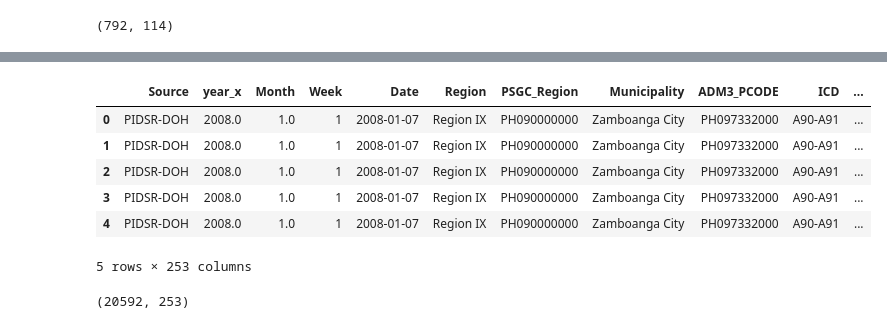
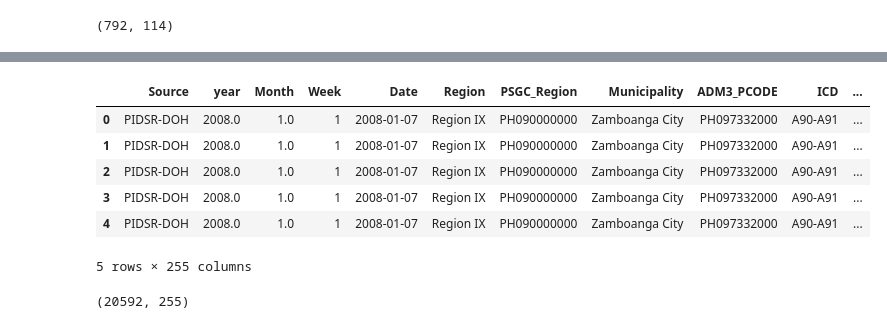
Before and after one commit to thinkingmachines/project-cchain, a Jupyter notebook: notebooks/baseline-model/02-link-external-variables-to-central.ipynb, the cells around one changed output, grey strips where cells are left out. Cells and saved outputs as stored; diff of their text form; code cells hidden in the pictures.

```diff
--- a/notebooks/baseline-model/02-link-external-variables-to-central.ipynb
+++ b/notebooks/baseline-model/02-link-external-variables-to-central.ipynb
@@ -747,6 +747,6 @@ infra_df = convert_to_city(
     key_columns=["ADM3_PCODE", "ADM4_PCODE", "date", "year"],
     agg_list=[("sum", "sum"), ("mean", "mean")],
 )
-infra_df = infra_df.drop(columns=["date"])
+infra_df = infra_df.drop(columns=["date", "year"])
 infra_df.head(2)
 # %% [output]
@@ -925,40 +911,42 @@ linked_df = health_climate_weekly_df.copy()
 for df in yearly_dfs_to_link:
     try:
         df = df.drop(columns=["date"])
+        linked_df = pd.merge(linked_df, df, on=["ADM3_PCODE", "year"], how="left")
     except:
         linked_df = pd.merge(linked_df, df, on=["ADM3_PCODE", "year"], how="left")
 # %%
 # for static variables just join by pcode
 # will repeat throughout the dataset
 static_dfs_to_link = [
     city_doh,
     hazards_df,
     landcover_df,
     infra_df,
     merged_health_access,
 ]
 
 # Merge dataframes one by one
 for df in static_dfs_to_link:
     try:
-        df = df.drop(columns=["date", "year"])
+        df = df.drop(columns=["year"])
+        linked_df = pd.merge(linked_df, df, on=["ADM3_PCODE"], how="left")
     except:
         linked_df = pd.merge(linked_df, df, on=["ADM3_PCODE"], how="left")
 
 linked_df.head()
 # %% [output]
-|  | Source | year_x | Month | Week | Date | Region | PSGC_Region | Municipality | ADM3_PCODE | ICD | ... |
+|  | Source | year | Month | Week | Date | Region | PSGC_Region | Municipality | ADM3_PCODE | ICD | ... |
 | 0 | PIDSR-DOH | 2008.0 | 1.0 | 1 | 2008-01-07 | Region IX | PH090000000 | Zamboanga City | PH097332000 | A90-A91 | ... |
 | 1 | PIDSR-DOH | 2008.0 | 1.0 | 1 | 2008-01-07 | Region IX | PH090000000 | Zamboanga City | PH097332000 | A90-A91 | ... |
 | 2 | PIDSR-DOH | 2008.0 | 1.0 | 1 | 2008-01-07 | Region IX | PH090000000 | Zamboanga City | PH097332000 | A90-A91 | ... |
 | 3 | PIDSR-DOH | 2008.0 | 1.0 | 1 | 2008-01-07 | Region IX | PH090000000 | Zamboanga City | PH097332000 | A90-A91 | ... |
 | 4 | PIDSR-DOH | 2008.0 | 1.0 | 1 | 2008-01-07 | Region IX | PH090000000 | Zamboanga City | PH097332000 | A90-A91 | ... |
-5 rows × 253 columns
+5 rows × 255 columns
 # %%
 # check row count for duplicates
 linked_df.shape
 # %% [output]
-(20592, 253)
+(20592, 255)
 # %%
 # drop duplicates
 linked_df = linked_df.drop_duplicates(subset=["year", "Month", "Week", "Date"])
```
Also changed, not shown: parts of 4 cells of this notebook.
